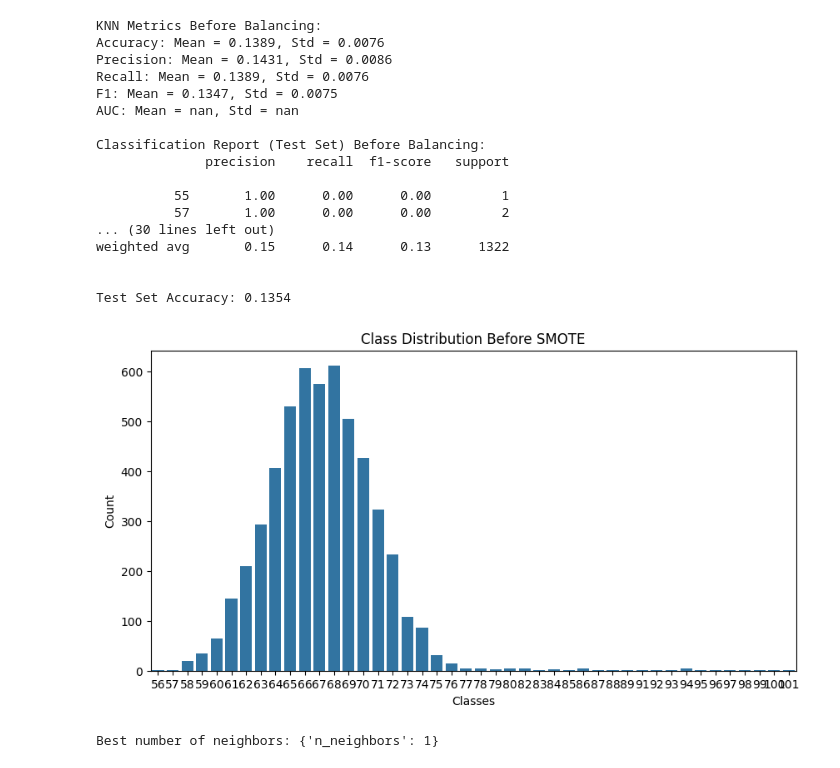
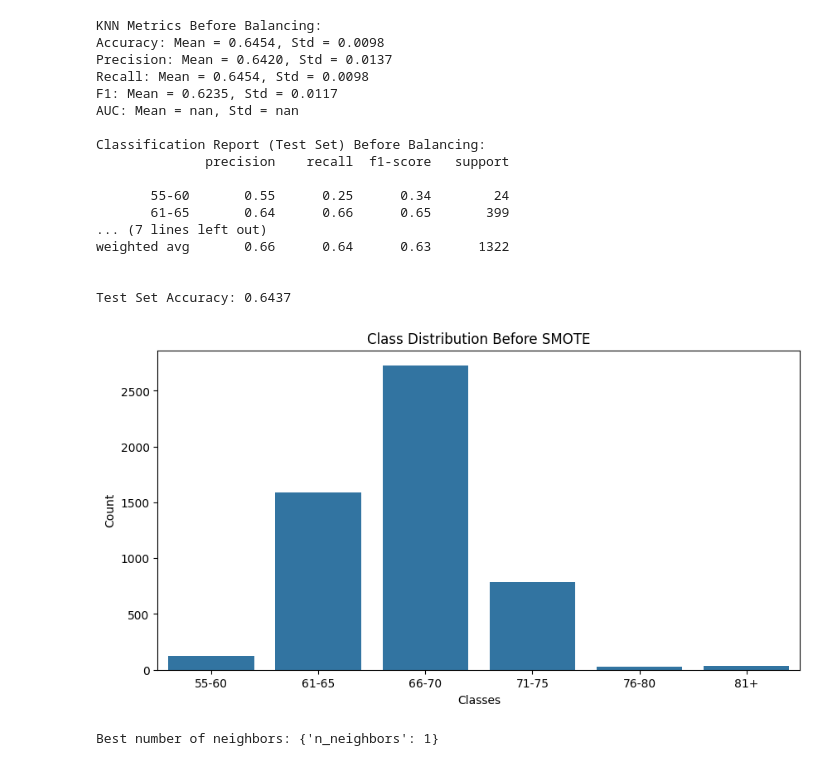
Before and after one commit to ifojiaku/Student-performance-Machine-Learning-Models, a Jupyter notebook: KNN_Model_2_Updated.ipynb, the cells around one changed output. Cells and saved outputs as stored; diff of their text form; code cells hidden in the pictures.

```diff
--- a/KNN_Model_2_Updated.ipynb
+++ b/KNN_Model_2_Updated.ipynb
@@ -11,7 +11,7 @@ from sklearn.metrics import make_scorer, precision_score, recall_score, f1_score
 from imblearn.over_sampling import SMOTE
 
 # Step 1: Load the dataset
-df = pd.read_csv("StudentPerformanceFactorsAdjusted.csv")  # Replace with your actual file path
+df = pd.read_csv(".\student_performance\StudentPerformanceFactorsAdjusted.csv")  # Replace with your actual file path
 
 # Step 2: Encode categorical variables
 label_encoders = {}
@@ -41,8 +41,10 @@ def aggregate_classes(score):
     else:
         return "81+"
 
+ordered_classes = ["55-60", "61-65", "66-70", "71-75", "76-80", "81+"]
+
 # Apply grouping to target variable
-y_aggregated = y.map(aggregate_classes)
+y = y.map(aggregate_classes)
 
 # Step 6: Normalize numerical features
 scaler = StandardScaler()
@@ -97,35 +99,35 @@ accuracy = accuracy_score(y_test, y_pred)
 print(f"\nTest Set Accuracy: {accuracy:.4f}")
 # %% [output]
 KNN Metrics Before Balancing:
-Accuracy: Mean = 0.1389, Std = 0.0076
-Precision: Mean = 0.1431, Std = 0.0086
-Recall: Mean = 0.1389, Std = 0.0076
-F1: Mean = 0.1347, Std = 0.0075
+Accuracy: Mean = 0.6454, Std = 0.0098
+Precision: Mean = 0.6420, Std = 0.0137
+Recall: Mean = 0.6454, Std = 0.0098
+F1: Mean = 0.6235, Std = 0.0117
 AUC: Mean = nan, Std = nan
 
 Classification Report (Test Set) Before Balancing:
               precision    recall  f1-score   support
 
-          55       1.00      0.00      0.00         1
-          57       1.00      0.00      0.00         2
-... (30 lines left out)
-weighted avg       0.15      0.14      0.13      1322
+       55-60       0.55      0.25      0.34        24
+       61-65       0.64      0.66      0.65       399
+... (7 lines left out)
+weighted avg       0.66      0.64      0.63      1322
 
 
-Test Set Accuracy: 0.1354
+Test Set Accuracy: 0.6437
 # %%
 import matplotlib.pyplot as plt
 import seaborn as sns
 
 # Before SMOTE
 plt.figure(figsize=(10, 5))
-sns.countplot(x=y_train)
+sns.countplot(x=y_train, order=ordered_classes)
 plt.title("Class Distribution Before SMOTE")
 plt.xlabel("Classes")
 plt.ylabel("Count")
 plt.show()
 # %% [output]
-[figure, old version]
+[figure, new version]
 # %%
 # Step 7: Apply SMOTE to balance the dataset
 smote = SMOTE(random_state=42)
```
Also changed, not shown: parts of 2 cells of this notebook.
